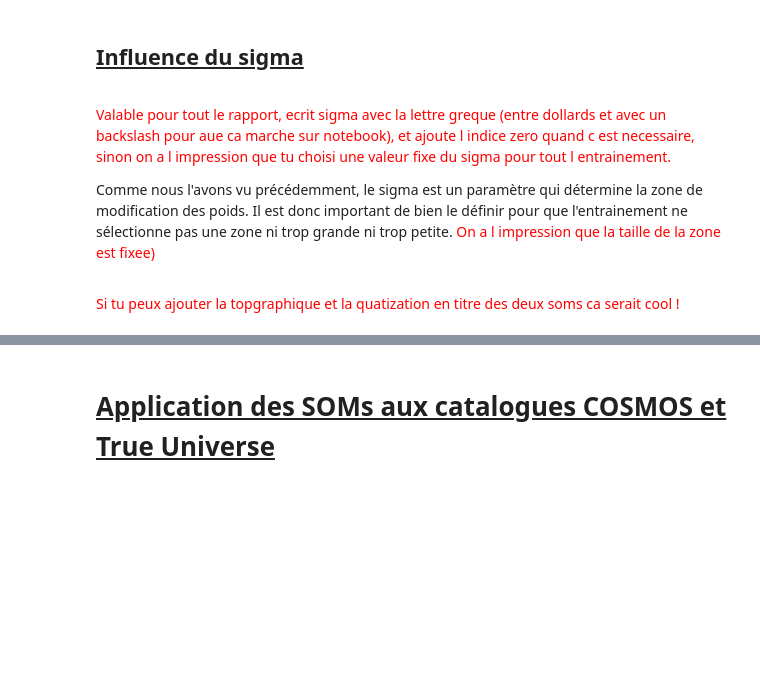
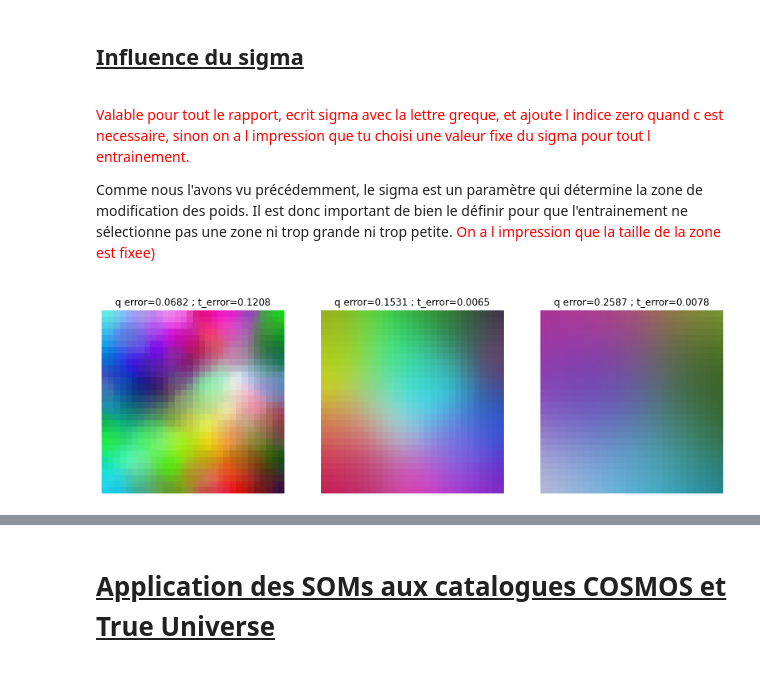
Before and after one commit to Oliv2398/SOMs-in-astrophysics, a Jupyter notebook: rapport_notebook.ipynb, the cells around one changed output, grey strips where cells are left out. Saved outputs shown, nothing was run; the diff lists cells and outputs as text; code cells hidden in the pictures; blank space fills up the shorter version.

Commit message:
rapport

```diff
--- a/rapport_notebook.ipynb
+++ b/rapport_notebook.ipynb
@@ -252,10 +269,19 @@ Influence du sigma
 </h2>
 </ins>
 # %% [markdown]
-<font color='red'>Valable pour tout le rapport, ecrit sigma avec la lettre greque (entre dollards et avec un backslash pour aue ca marche sur notebook), et ajoute l indice zero quand c est necessaire, sinon on a l impression que tu choisi une valeur fixe du sigma pour tout l entrainement.</font>
+<font color='red'>Valable pour tout le rapport, ecrit sigma avec la lettre greque, et ajoute l indice zero quand c est necessaire, sinon on a l impression que tu choisi une valeur fixe du sigma pour tout l entrainement.</font>
 
 Comme nous l'avons vu précédemment, le sigma est un paramètre qui détermine la zone de modification des poids. Il est donc important de bien le définir pour que l'entrainement ne sélectionne pas une zone ni trop grande ni trop petite. <font color='red'>On a l impression que la taille de la zone est fixee)</font>
 
 <a name="fig6"></a>
-# %% [markdown]
-<font color='red'>Si tu peux ajouter la topgraphique et la quatization en titre des deux soms ca serait cool !</font>
+# %%
+plt.figure(figsize=(14,5))
+idx=[0,17,-1]
+for i,j in enumerate(idx):
+    plt.subplot(1,3,i+1)
+    plt.title('q error=%.4f ; t_error=%.4f' % (q_error[j], t_error[j]))
+    plt.imshow(weights_multi[j])
+    plt.axis('off')
+plt.show()
+# %% [output]
+[figure, added]
```
Also changed, not shown: parts of 19 cells of this notebook.
